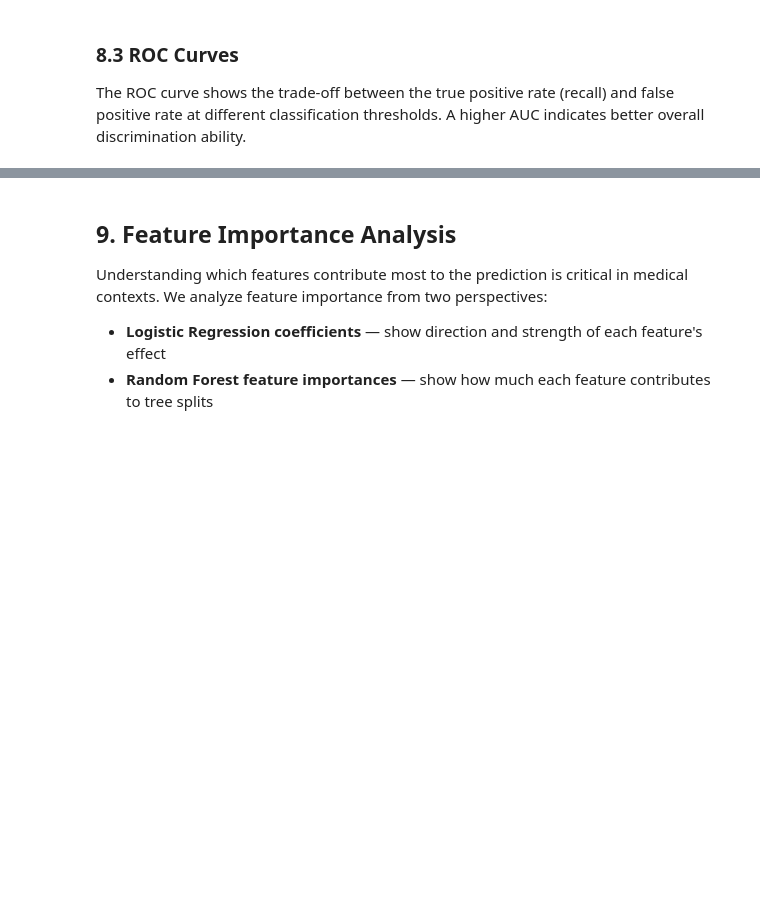
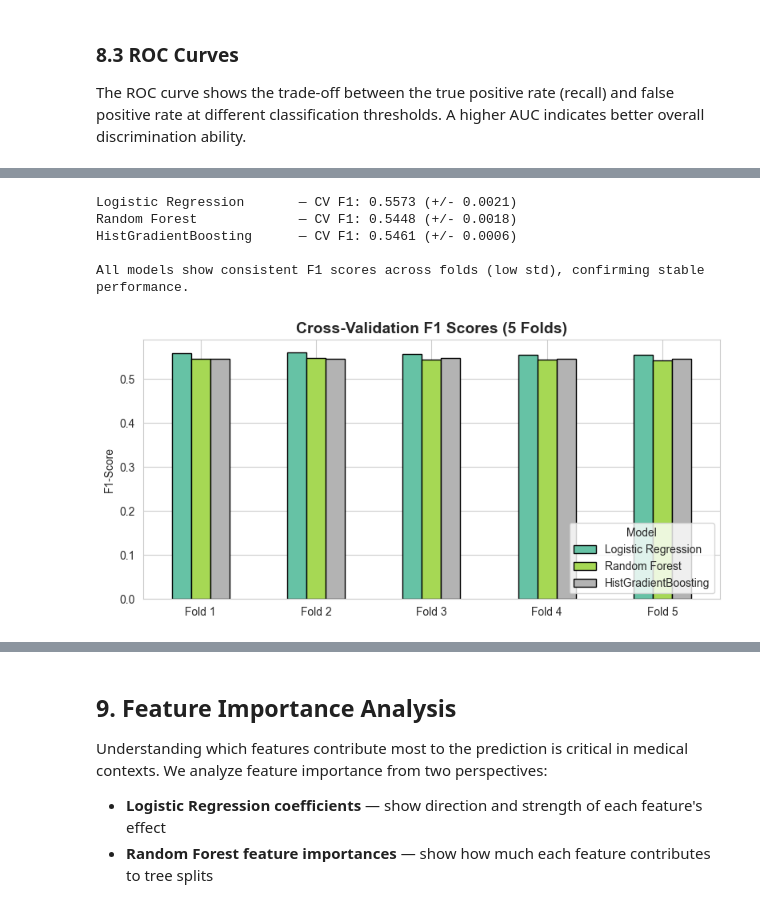
Before and after one commit to Shu6136713/covid19_final_ML_project, a Jupyter notebook: modeling.ipynb, the cells around one changed output, grey strips where cells are left out. Drawn from its saved outputs; the diff is of its cells as text; code cells hidden in the pictures; blank space fills up the shorter version.

```diff
--- a/modeling.ipynb
+++ b/modeling.ipynb
@@ -272,0 +438,48 @@ plt.show()
+# %%
+cv = StratifiedKFold(n_splits=5, shuffle=True, random_state=42)
+
+lr_pipeline = Pipeline([
+    ('scaler', StandardScaler()),
+    ('model', LogisticRegression(class_weight='balanced', max_iter=1000, random_state=42))
+])
+
+cv_models = {
+    'Logistic Regression': (lr_pipeline, X_train),
+    'Random Forest': (RandomForestClassifier(n_estimators=200, class_weight='balanced', random_state=42, n_jobs=-1), X_train),
+    'HistGradientBoosting': (HistGradientBoostingClassifier(max_iter=200, class_weight='balanced', random_state=42), X_train)
+}
+
+cv_results = []
+for name, (model, data) in cv_models.items():
+    scores = cross_val_score(model, data, y_train, cv=cv, scoring='f1', n_jobs=-1)
+    cv_results.append({
+        'Model': name,
+        'Mean F1': scores.mean(),
+        'Std F1': scores.std(),
+        'Folds': scores
+    })
+    print(f'{name:<25s} — CV F1: {scores.mean():.4f} (+/- {scores.std():.4f})')
+
+print('\nAll models show consistent F1 scores across folds (low std), confirming stable performance.')
+# %% [output]
+Logistic Regression       — CV F1: 0.5573 (+/- 0.0021)
+Random Forest             — CV F1: 0.5448 (+/- 0.0018)
+HistGradientBoosting      — CV F1: 0.5461 (+/- 0.0006)
+
+All models show consistent F1 scores across folds (low std), confirming stable performance.
+# %%
+fig, ax = plt.subplots(figsize=(8, 4))
+
+cv_df = pd.DataFrame({r['Model']: r['Folds'] for r in cv_results})
+cv_df.index = [f'Fold {i+1}' for i in range(5)]
+
+cv_df.plot(kind='bar', ax=ax, rot=0, colormap='Set2', edgecolor='black')
+
+ax.set_title('Cross-Validation F1 Scores (5 Folds)', fontsize=14, fontweight='bold')
+ax.set_ylabel('F1-Score')
+ax.legend(title='Model', loc='lower right')
+
+plt.tight_layout()
+plt.show()
+# %% [output]
+[figure, added]
```
Also changed, not shown: parts of 38 cells of this notebook, 2 other files.
